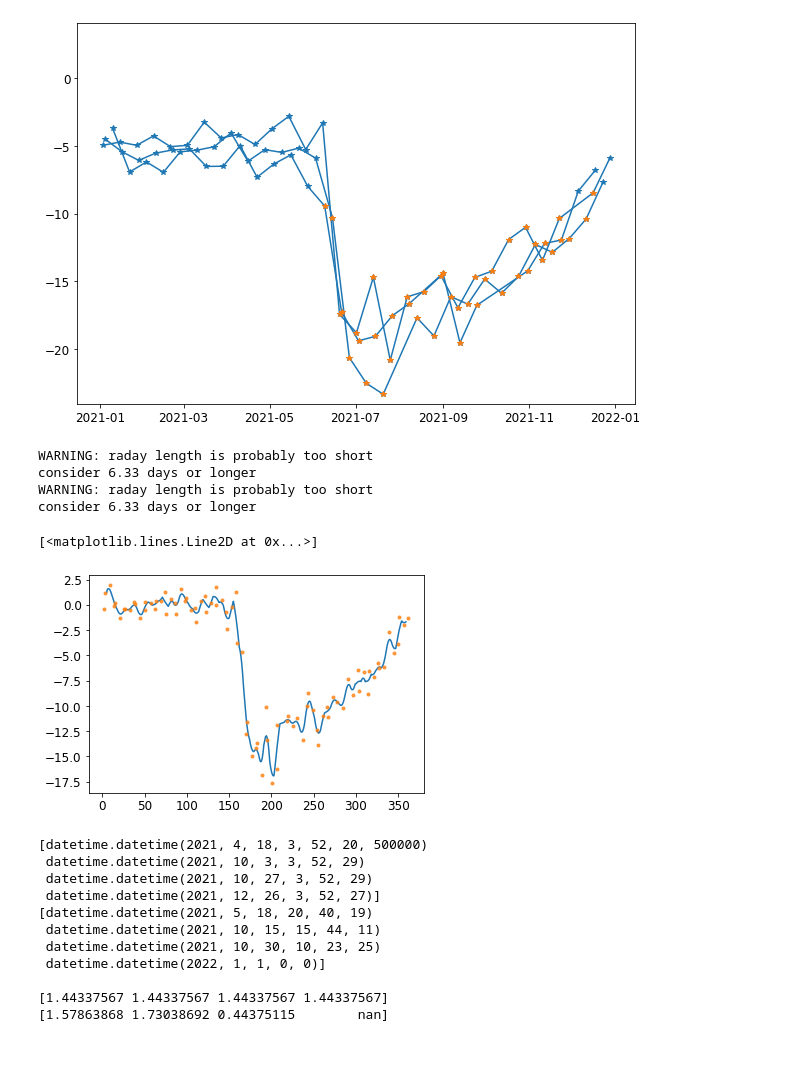
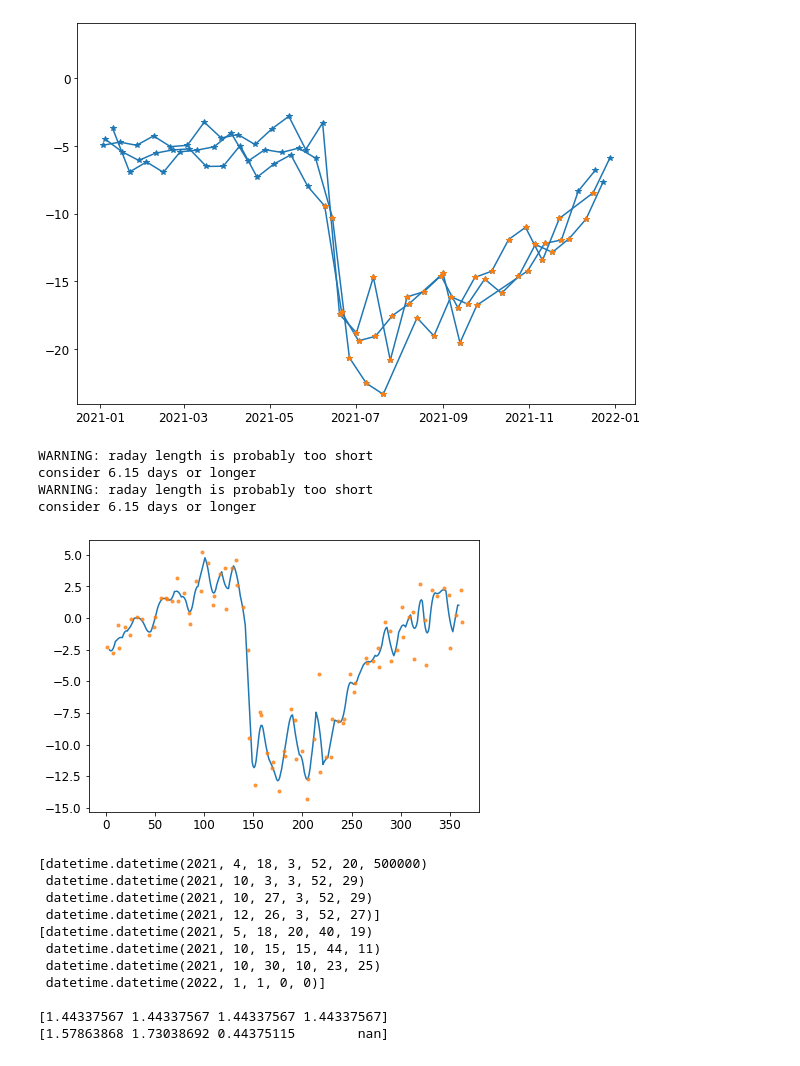
Before and after one commit to ac-johnson/GlacierSARoriginal, a Jupyter notebook: analysis_basic.ipynb, the cells around one changed output. Saved outputs shown, nothing was run; the diff lists cells and outputs as text; code cells hidden in the pictures.

```diff
--- a/analysis_basic.ipynb
+++ b/analysis_basic.ipynb
@@ -56,7 +56,7 @@ URLWidget()
 ##NAME PROJECT###
 projdir = Path.home()
 projname = 'Kenn'
-year = 2020
+year = 2019
 data_dir=Path(f'{projdir}/{projname}/{str(year)}')
 pols = ['VV','VH']
 
@@ -314,0 +171,5 @@ data = opendata(pnamelist)
+# %%
+usepol = 'VV'
+
+(arraykey,pnamelist,mnamelist,mdatelist,mpflist,mpfulist) = np.load(f'{str(analysis_directory)}/imgmeta_{usepol}.npy',allow_pickle=True)
+mpfunique = np.unique(mpfulist)
@@ -351,10 +252,6 @@ plt.ylim([-24,4])
 (-24.0, 4.0)
 [figure]
 # %%
-year = 2021
-wstart = datetime(year,1,1,0,0,0)
-wend = datetime(year,4,1,1,0,0,0)
-
 def getmeltth(dstack,datelist,wstart,wend,meltth=-3):
     #dstack should data. Datelist should be list of dates.
     #Both of these should ONLY be from images of the same path-frame
@@ -428,9 +325,9 @@ def adjust_dvec(dvec,pfmulist,pfunique,datelist,wstart,wend,setdb=0):
         # print(cdata)
     return advec
 # %%
-year = 2021
-wstart = datetime(year,1,1,0,0,0)
-wend = datetime(year,4,1,1,0,0,0)
+# year = 2021
+# wstart = datetime(year,1,1,0,0,0)
+# wend = datetime(year,4,1,1,0,0,0)
 
 
 # print(meltvec)
@@ -636,26 +533,26 @@ def rasar_smoothing(rasar, daylist,radays=7,smoothing='dayhour'):
 # %%
 it,jt = 234,567
 rasar,daylist = create_rasar(data[:,it,jt],mdatelist,mpfulist,radays=1)
 # print(rasar)
 rasmooth = rasar_smoothing(rasar,daylist)
 # print(rasar)
 # print(timediff(datetime(2021,1,1,0,0,0),datetime(2022,1,1,0,0,0),form='days'))
 # print(np.isnan(rasar))
 
-plt.figure()
+plt.figure(figsize=(7,5))
 plt.plot(rasmooth,'-')
 rasar,daylist = create_rasar(data[:,it,jt],mdatelist,mpfulist,radays=1)
 # rasar = rasar_smoothing(rasar,daylist,radays=1)
 plt.plot(rasar,'.',alpha=.75)
+plt.savefig(data_dir/'figures'/f'pt_i{it}_j{jt}.png')
 # plt.plot(data[:,it,jt],'.')
 # data[:,it,jt]
 # %% [output]
 WARNING: raday length is probably too short
-consider 6.33 days or longer
+consider 6.15 days or longer
 WARNING: raday length is probably too short
-consider 6.33 days or longer
+consider 6.15 days or longer
-[<matplotlib.lines.Line2D at 0x...>]
-[figure, old version]
+[figure, new version]
 # %%
 # it,jt = 825,835
 it,jt = 800,825
```
Also changed, not shown: parts of 12 cells of this notebook, 1 other file.
